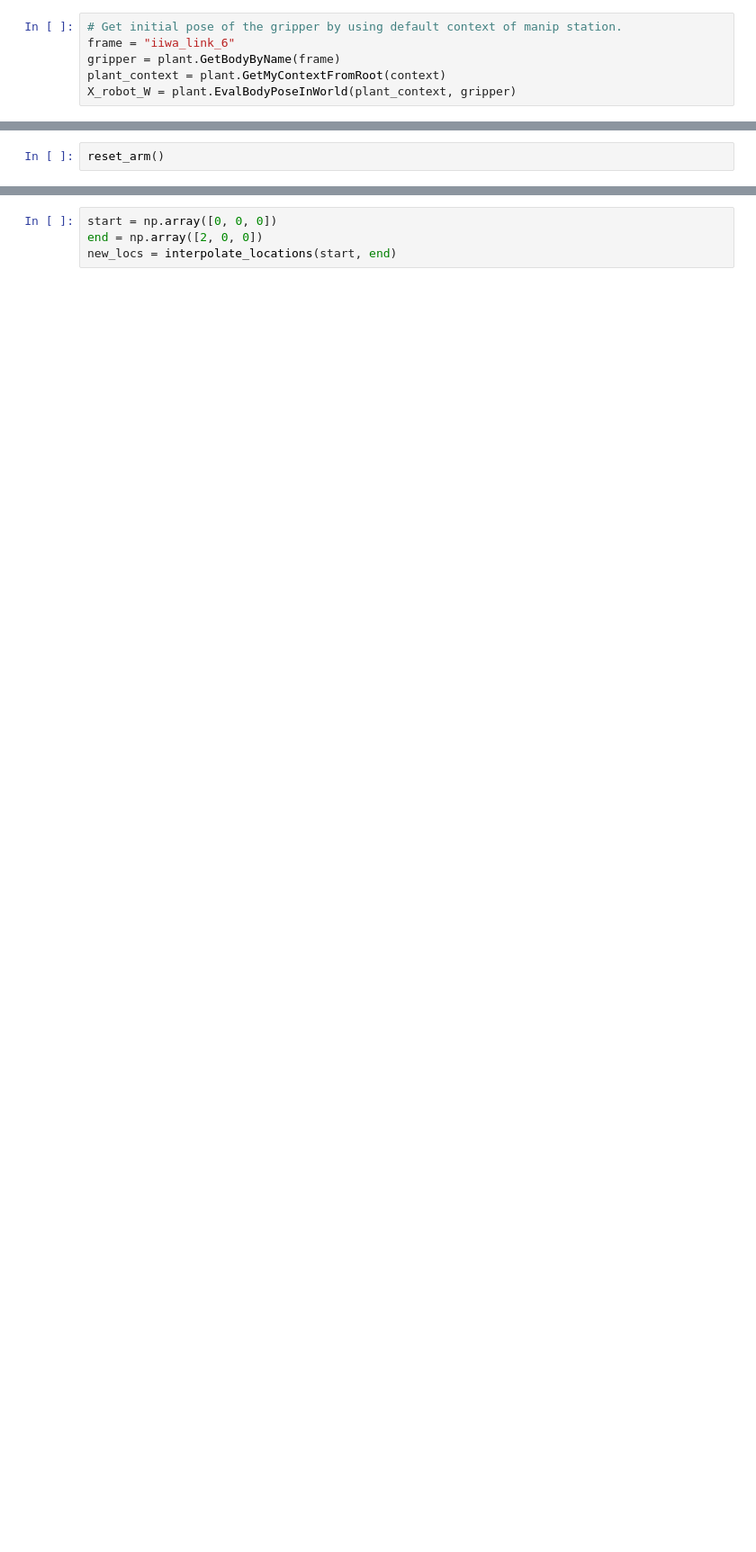
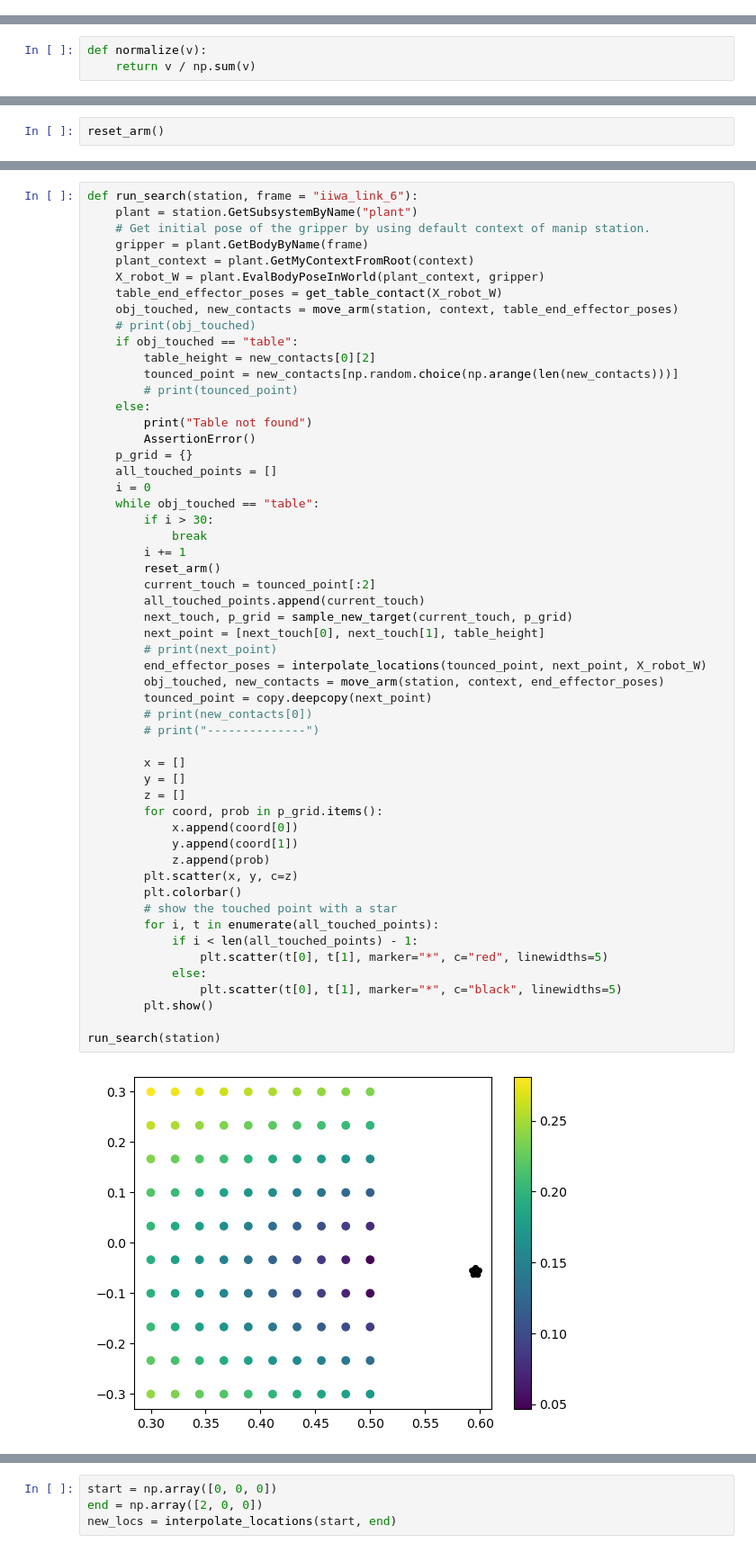
Before and after one commit to yifr/a_grasp_in_the_dark, a Jupyter notebook: project_codes/build_model.ipynb, the cells around one changed output, grey strips where cells are left out. Shown at 90% size. Saved outputs shown, nothing was run; the diff lists cells and outputs as text; blank space fills up the shorter version.

Commit message:
search_algorithm

```diff
--- a/project_codes/build_model.ipynb
+++ b/project_codes/build_model.ipynb
@@ -67,10 +65,7 @@ plant = station.GetSubsystemByName("plant")
-# %%
-# Get initial pose of the gripper by using default context of manip station.
-frame = "iiwa_link_6"
-gripper = plant.GetBodyByName(frame)
-plant_context = plant.GetMyContextFromRoot(context)
-X_robot_W = plant.EvalBodyPoseInWorld(plant_context, gripper)
 # %%
 def reset_arm():
     station.GetInputPort("iiwa+allegro.desired_state").FixValue(context, x0)
     simulator.AdvanceTo(context.get_time() + 1)
+# %%
+def normalize(v):
+    return v / np.sum(v)
@@ -283,0 +283,56 @@ AssertionError:
+# %%
+def run_search(station, frame = "iiwa_link_6"):
+    plant = station.GetSubsystemByName("plant")
+    # Get initial pose of the gripper by using default context of manip station.
+    gripper = plant.GetBodyByName(frame)
+    plant_context = plant.GetMyContextFromRoot(context)
+    X_robot_W = plant.EvalBodyPoseInWorld(plant_context, gripper)
+    table_end_effector_poses = get_table_contact(X_robot_W)
+    obj_touched, new_contacts = move_arm(station, context, table_end_effector_poses)
+    # print(obj_touched)
+    if obj_touched == "table":
+        table_height = new_contacts[0][2]
+        tounced_point = new_contacts[np.random.choice(np.arange(len(new_contacts)))]
+        # print(tounced_point)
+    else:
+        print("Table not found")
+        AssertionError()
+    p_grid = {}
+    all_touched_points = []
+    i = 0
+    while obj_touched == "table":
+        if i > 30:
+            break
+        i += 1
+        reset_arm()
+        current_touch = tounced_point[:2]
+        all_touched_points.append(current_touch)
+        next_touch, p_grid = sample_new_target(current_touch, p_grid)
+        next_point = [next_touch[0], next_touch[1], table_height]
+        # print(next_point)
+        end_effector_poses = interpolate_locations(tounced_point, next_point, X_robot_W)
+        obj_touched, new_contacts = move_arm(station, context, end_effector_poses)
+        tounced_point = copy.deepcopy(next_point)
+        # print(new_contacts[0])
+        # print("--------------")
+
+        x = []
+        y = []
+        z = []
+        for coord, prob in p_grid.items():
+            x.append(coord[0])
+            y.append(coord[1])
+            z.append(prob)
+        plt.scatter(x, y, c=z)
+        plt.colorbar()
+        # show the touched point with a star
+        for i, t in enumerate(all_touched_points):
+            if i < len(all_touched_points) - 1:
+                plt.scatter(t[0], t[1], marker="*", c="red", linewidths=5)
+            else:
+                plt.scatter(t[0], t[1], marker="*", c="black", linewidths=5)
+        plt.show()
+
+run_search(station)
+# %% [output]
+[figure, added]
```
Also changed, not shown: parts of 7 cells of this notebook, 3 other files.
